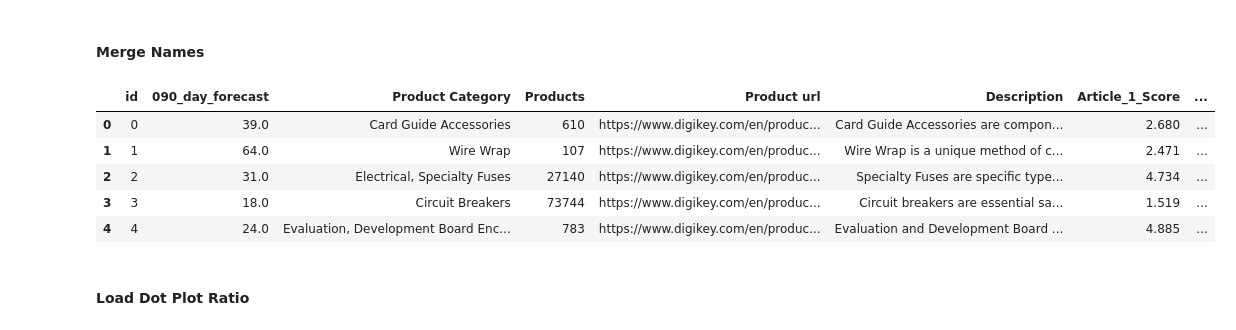
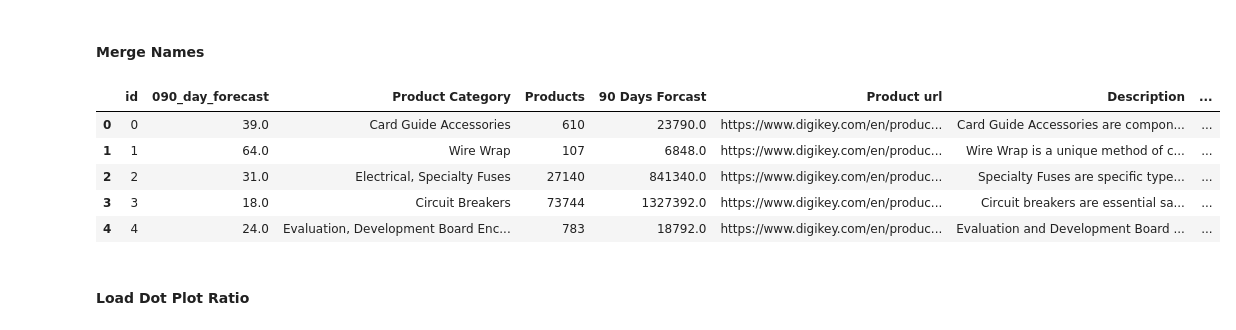
Before and after one commit to capaldiniRTNW/c003_p98_InventoryAgent, a Jupyter notebook: 05-02-QuantileDotPlot.ipynb, the cells around one changed output. Cells and saved outputs as stored; diff of their text form; code cells hidden in the pictures.

```diff
--- a/05-02-QuantileDotPlot.ipynb
+++ b/05-02-QuantileDotPlot.ipynb
@@ -14,6 +14,7 @@ import json
 #### Load Article Data
 # %%
 df_product_cat = pd.read_csv('intermediate_data/Product_Article_Matching.csv')
+df_product_cat = df_product_cat.drop(df_product_cat.columns[0], axis=1)
 df_product_cat = df_product_cat.reset_index().rename({"index":"id"}, axis=1)
 df_product_cat.head(5)
 # %% [output]
@@ -39,15 +40,17 @@ df_pred.head(5)
 # %% [markdown]
 #### Merge Names
 # %%
-df_display = df_pred.merge(df_product_cat, on="id")
+df_display = df_pred.merge(df_product_cat, on="id", suffixes=('', '_drop'))
+# Drop any duplicate columns that got created
+df_display = df_display.loc[:, ~df_display.columns.str.endswith('_drop')]
 df_display.head()
 # %% [output]
-|  | id | 090_day_forecast | Product Category | Products | Product url | Description | Article_1_Score | ... |
-| 0 | 0 | 39.0 | Card Guide Accessories | 610 | https://www.digikey.com/en/produc... | Card Guide Accessories are compon... | 2.680 | ... |
-| 1 | 1 | 64.0 | Wire Wrap | 107 | https://www.digikey.com/en/produc... | Wire Wrap is a unique method of c... | 2.471 | ... |
-| 2 | 2 | 31.0 | Electrical, Specialty Fuses | 27140 | https://www.digikey.com/en/produc... | Specialty Fuses are specific type... | 4.734 | ... |
-| 3 | 3 | 18.0 | Circuit Breakers | 73744 | https://www.digikey.com/en/produc... | Circuit breakers are essential sa... | 1.519 | ... |
-| 4 | 4 | 24.0 | Evaluation, Development Board Enc... | 783 | https://www.digikey.com/en/produc... | Evaluation and Development Board ... | 4.885 | ... |
+|  | id | 090_day_forecast | Product Category | Products | 90 Days Forcast | Product url | Description | ... |
+| 0 | 0 | 39.0 | Card Guide Accessories | 610 | 23790.0 | https://www.digikey.com/en/produc... | Card Guide Accessories are compon... | ... |
+| 1 | 1 | 64.0 | Wire Wrap | 107 | 6848.0 | https://www.digikey.com/en/produc... | Wire Wrap is a unique method of c... | ... |
+| 2 | 2 | 31.0 | Electrical, Specialty Fuses | 27140 | 841340.0 | https://www.digikey.com/en/produc... | Specialty Fuses are specific type... | ... |
+| 3 | 3 | 18.0 | Circuit Breakers | 73744 | 1327392.0 | https://www.digikey.com/en/produc... | Circuit breakers are essential sa... | ... |
+| 4 | 4 | 24.0 | Evaluation, Development Board Enc... | 783 | 18792.0 | https://www.digikey.com/en/produc... | Evaluation and Development Board ... | ... |
 # %% [markdown]
 #### Load Dot Plot Ratio
 # %%
```
Also changed, not shown: parts of 4 cells of this notebook, 2 other files.
